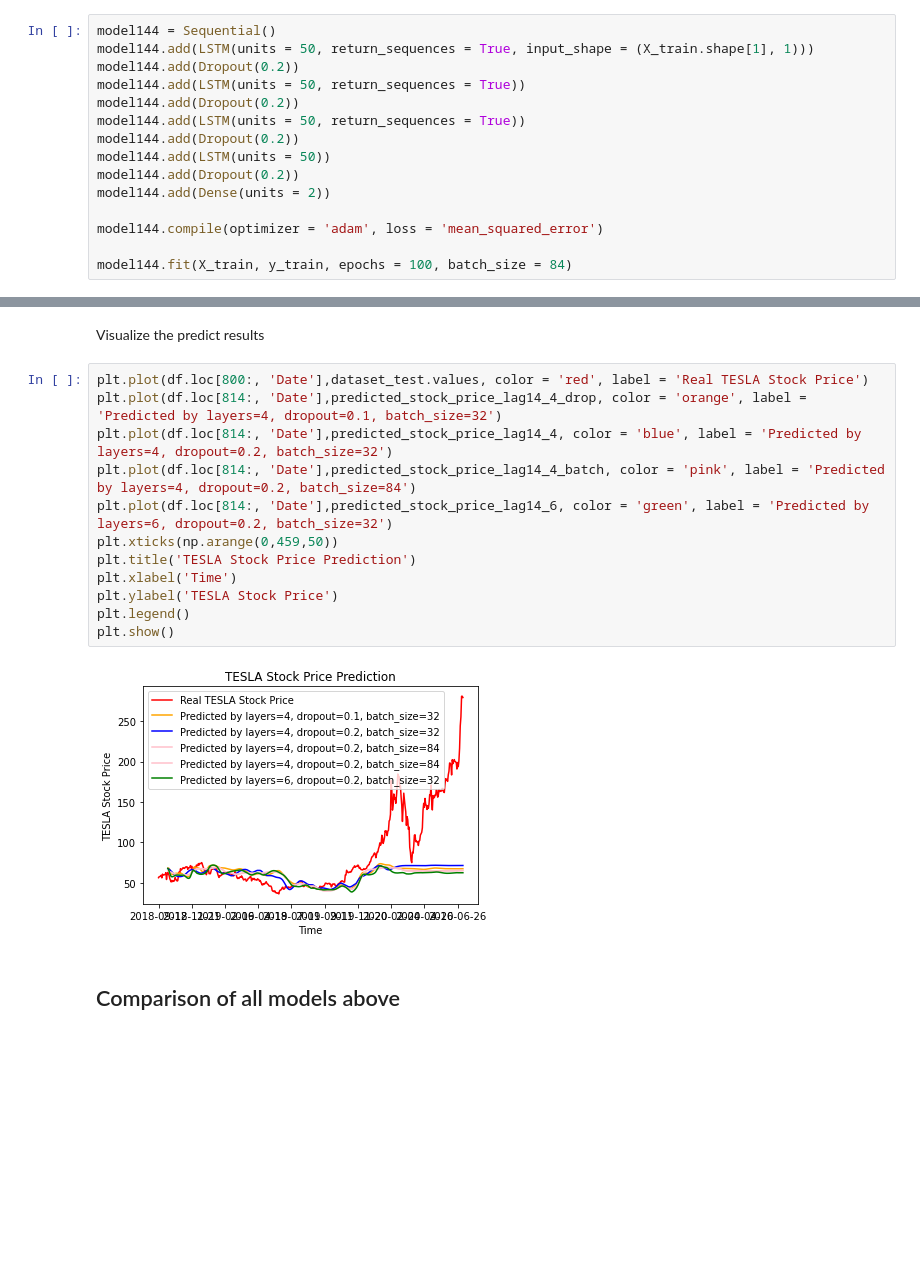
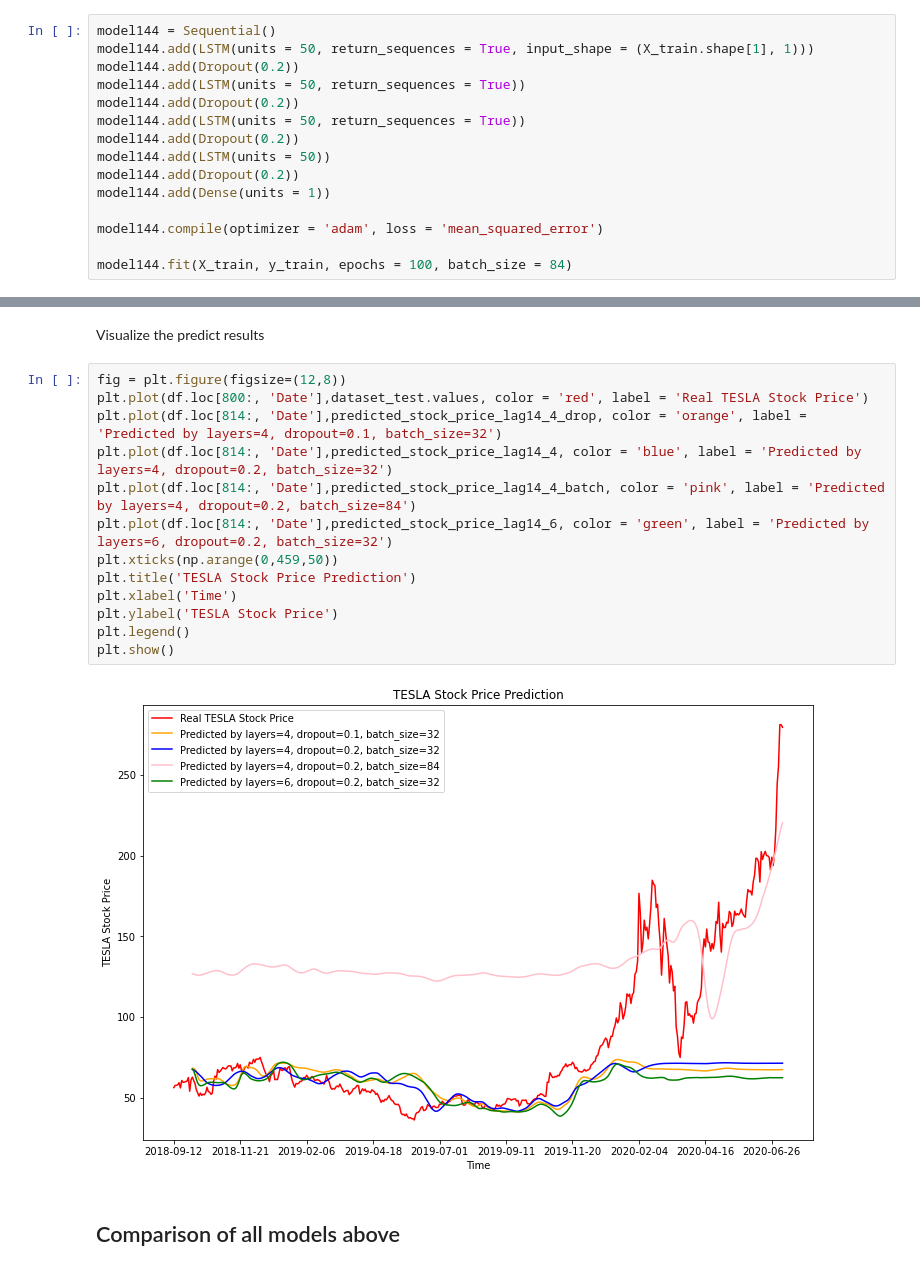
Before and after one commit to kurononyan/My6103Work, a Jupyter notebook: 6289/HW3_Nie_Yi.ipynb, the cells around one changed output, grey strips where cells are left out. Saved outputs shown, nothing was run; the diff lists cells and outputs as text; blank space fills up the shorter version.

```diff
--- a/6289/HW3_Nie_Yi.ipynb
+++ b/6289/HW3_Nie_Yi.ipynb
@@ -723,7 +725,7 @@ model144.add(LSTM(units = 50, return_sequences = True))
 model144.add(Dropout(0.2))
 model144.add(LSTM(units = 50))
 model144.add(Dropout(0.2))
-model144.add(Dense(units = 2))
+model144.add(Dense(units = 1))
 
 model144.compile(optimizer = 'adam', loss = 'mean_squared_error')
 
@@ -757,19 +759,20 @@ predicted_stock_price_lag14_4_batch = sc.inverse_transform(predicted_stock_price
 # %% [markdown]
 Visualize the predict results
 # %%
+fig = plt.figure(figsize=(12,8))
 plt.plot(df.loc[800:, 'Date'],dataset_test.values, color = 'red', label = 'Real TESLA Stock Price')
 plt.plot(df.loc[814:, 'Date'],predicted_stock_price_lag14_4_drop, color = 'orange', label = 'Predicted by layers=4, dropout=0.1, batch_size=32')
 plt.plot(df.loc[814:, 'Date'],predicted_stock_price_lag14_4, color = 'blue', label = 'Predicted by layers=4, dropout=0.2, batch_size=32')
 plt.plot(df.loc[814:, 'Date'],predicted_stock_price_lag14_4_batch, color = 'pink', label = 'Predicted by layers=4, dropout=0.2, batch_size=84')
 plt.plot(df.loc[814:, 'Date'],predicted_stock_price_lag14_6, color = 'green', label = 'Predicted by layers=6, dropout=0.2, batch_size=32')
 plt.xticks(np.arange(0,459,50))
 plt.title('TESLA Stock Price Prediction')
 plt.xlabel('Time')
 plt.ylabel('TESLA Stock Price')
 plt.legend()
 plt.show()
 # %% [output]
-[figure, old version]
+[figure, new version]
 # %% [markdown]
 ## Comparison of all models above
 # %% [markdown]
```
Also changed, not shown: parts of 8 cells of this notebook.
